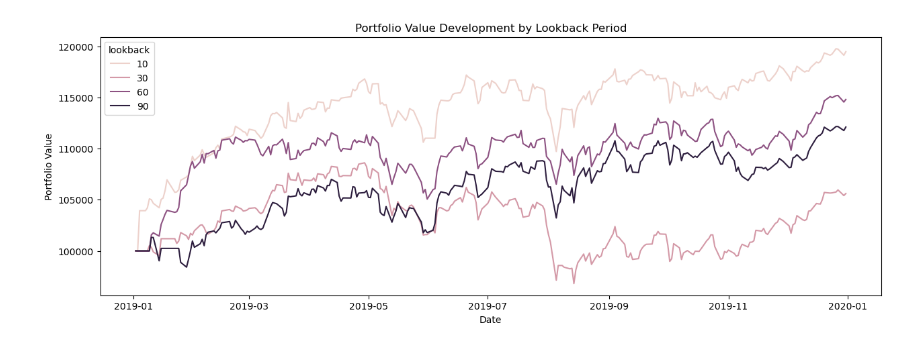
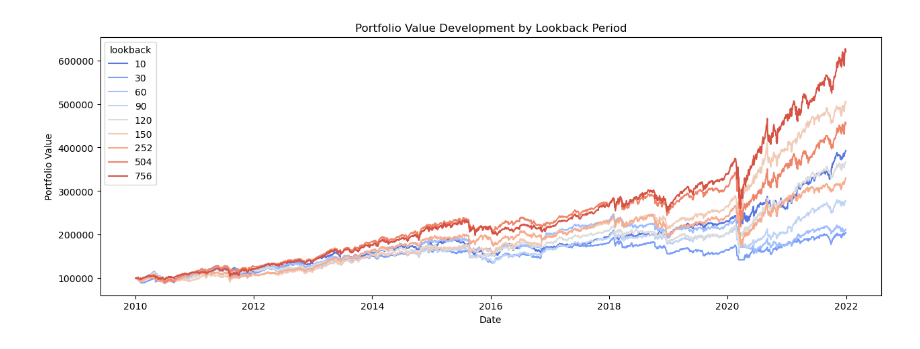
Before and after one commit to hikotei/2025-rl-portfolio-opt, a Jupyter notebook: notebooks/mvo_v2.ipynb, the cells around one changed output. Cells and saved outputs as stored; diff of their text form; code cells hidden in the pictures.

```diff
--- a/notebooks/mvo_v2.ipynb
+++ b/notebooks/mvo_v2.ipynb
@@ -29,13 +29,14 @@ df_prices = pd.read_parquet("../data/prices.parquet")
 df_vol = pd.read_parquet("../data/vola.parquet")
 # %%
 # Test different lookback periods
-lookback_periods = [10, 30, 60, 90, 120, 150]
+lookback_periods = [10, 30, 60, 90, 120, 150, 252, 504, 756]
 results = []
 
 for lookback in lookback_periods:
+    print(f"Running MVO with lookback period: {lookback}")
     optimizer = MVOOptimizer(tickers=sector_tickers, lookback=lookback)
     portfolio_df = optimizer.backtest(
-        df_ret, df_prices, start_date="2019-01-02", end_date="2021-12-31"
+        df_ret, df_prices, start_date="2010-01-02", end_date="2021-12-31"
     )
     portfolio_df['lookback'] = lookback
     results.append(portfolio_df)
@@ -45,13 +56,14 @@ final_df = pd.concat(results, axis=0)
 # %%
 # PLOT Portfolio Value Development
 plt.figure(figsize=(15, 5))
-sns.lineplot(data=final_df, x='date', y='portfolio_value', hue='lookback')
+palette = sns.color_palette("coolwarm", as_cmap=False, n_colors=final_df['lookback'].nunique())
+sns.lineplot(data=final_df, x='date', y='portfolio_value', hue='lookback', palette=palette)
 plt.title('Portfolio Value Development by Lookback Period')
 plt.xlabel('Date')
 plt.ylabel('Portfolio Value')
 plt.show()
 # %% [output]
-[figure, old version]
+[figure, new version]
 # %%
 # Calculate metrics for each lookback period
 
```
Also changed, not shown: parts of 2 cells of this notebook, 2 other files.
